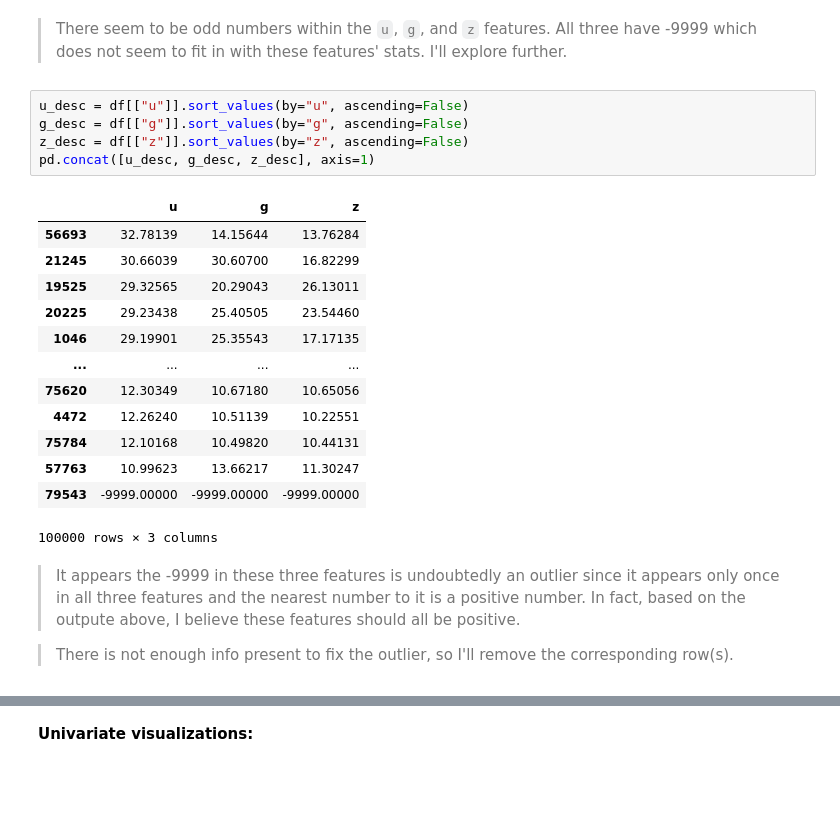
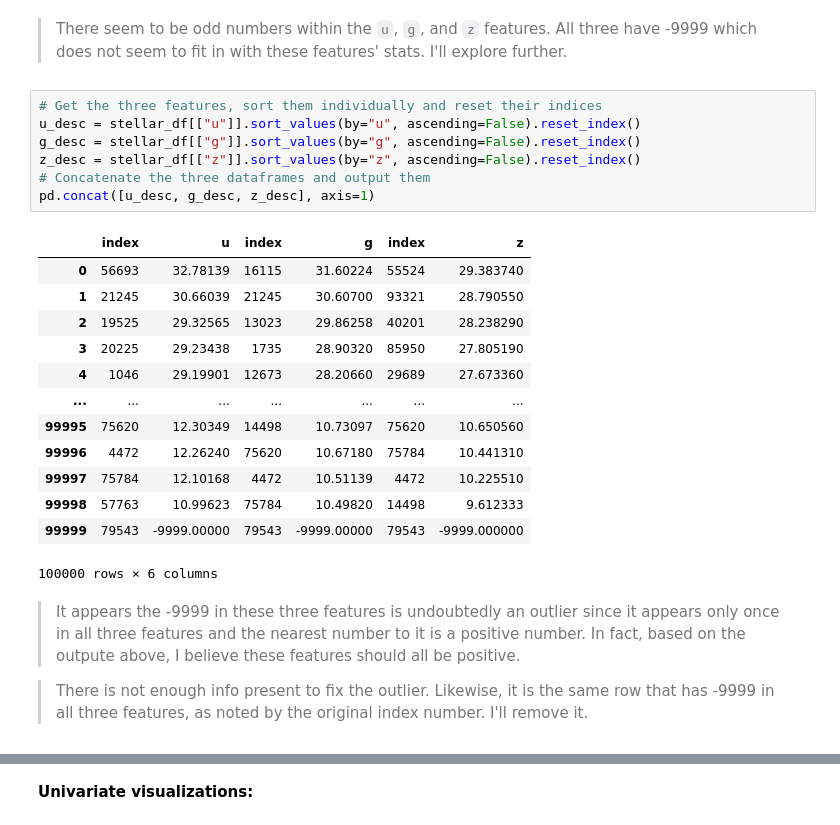
Before and after one commit to john-a-dixon/stellar-object-classification, a Jupyter notebook: stellar.ipynb, the cells around one changed output, grey strips where cells are left out. Saved outputs shown, nothing was run; the diff lists cells and outputs as text; blank space fills up the shorter version.

```diff
--- a/stellar.ipynb
+++ b/stellar.ipynb
@@ -125,25 +127,27 @@ stellar_df.describe()
 # %% [markdown]
 > There seem to be odd numbers within the `u`, `g`, and `z` features. All three have -9999 which does not seem to fit in with these features' stats. I'll explore further.
 # %%
-u_desc = df[["u"]].sort_values(by="u", ascending=False)
-g_desc = df[["g"]].sort_values(by="g", ascending=False)
-z_desc = df[["z"]].sort_values(by="z", ascending=False)
+# Get the three features, sort them individually and reset their indices
+u_desc = stellar_df[["u"]].sort_values(by="u", ascending=False).reset_index()
+g_desc = stellar_df[["g"]].sort_values(by="g", ascending=False).reset_index()
+z_desc = stellar_df[["z"]].sort_values(by="z", ascending=False).reset_index()
+# Concatenate the three dataframes and output them
 pd.concat([u_desc, g_desc, z_desc], axis=1)
 # %% [output]
-|  | u | g | z |
-| 56693 | 32.78139 | 14.15644 | 13.76284 |
-| 21245 | 30.66039 | 30.60700 | 16.82299 |
-| 19525 | 29.32565 | 20.29043 | 26.13011 |
-| 20225 | 29.23438 | 25.40505 | 23.54460 |
-| 1046 | 29.19901 | 25.35543 | 17.17135 |
-| ... | ... | ... | ... |
-| 75620 | 12.30349 | 10.67180 | 10.65056 |
-| 4472 | 12.26240 | 10.51139 | 10.22551 |
-| 75784 | 12.10168 | 10.49820 | 10.44131 |
-| 57763 | 10.99623 | 13.66217 | 11.30247 |
-| 79543 | -9999.00000 | -9999.00000 | -9999.00000 |
+|  | index | u | index | g | index | z |
+| 0 | 56693 | 32.78139 | 16115 | 31.60224 | 55524 | 29.383740 |
+| 1 | 21245 | 30.66039 | 21245 | 30.60700 | 93321 | 28.790550 |
+| 2 | 19525 | 29.32565 | 13023 | 29.86258 | 40201 | 28.238290 |
+| 3 | 20225 | 29.23438 | 1735 | 28.90320 | 85950 | 27.805190 |
+| 4 | 1046 | 29.19901 | 12673 | 28.20660 | 29689 | 27.673360 |
+| ... | ... | ... | ... | ... | ... | ... |
+| 99995 | 75620 | 12.30349 | 14498 | 10.73097 | 75620 | 10.650560 |
+| 99996 | 4472 | 12.26240 | 75620 | 10.67180 | 75784 | 10.441310 |
+| 99997 | 75784 | 12.10168 | 4472 | 10.51139 | 4472 | 10.225510 |
+| 99998 | 57763 | 10.99623 | 75784 | 10.49820 | 14498 | 9.612333 |
+| 99999 | 79543 | -9999.00000 | 79543 | -9999.00000 | 79543 | -9999.000000 |
-100000 rows × 3 columns
+100000 rows × 6 columns
 # %% [markdown]
 > It appears the -9999 in these three features is undoubtedly an outlier since it appears only once in all three features and the nearest number to it is a positive number. In fact, based on the outpute above, I believe these features should all be positive.
 
-> There is not enough info present to fix the outlier, so I'll remove the corresponding row(s).
+> There is not enough info present to fix the outlier. Likewise, it is the same row that has -9999 in all three features, as noted by the original index number. I'll remove it.
```
Also changed, not shown: parts of 15 cells of this notebook.
